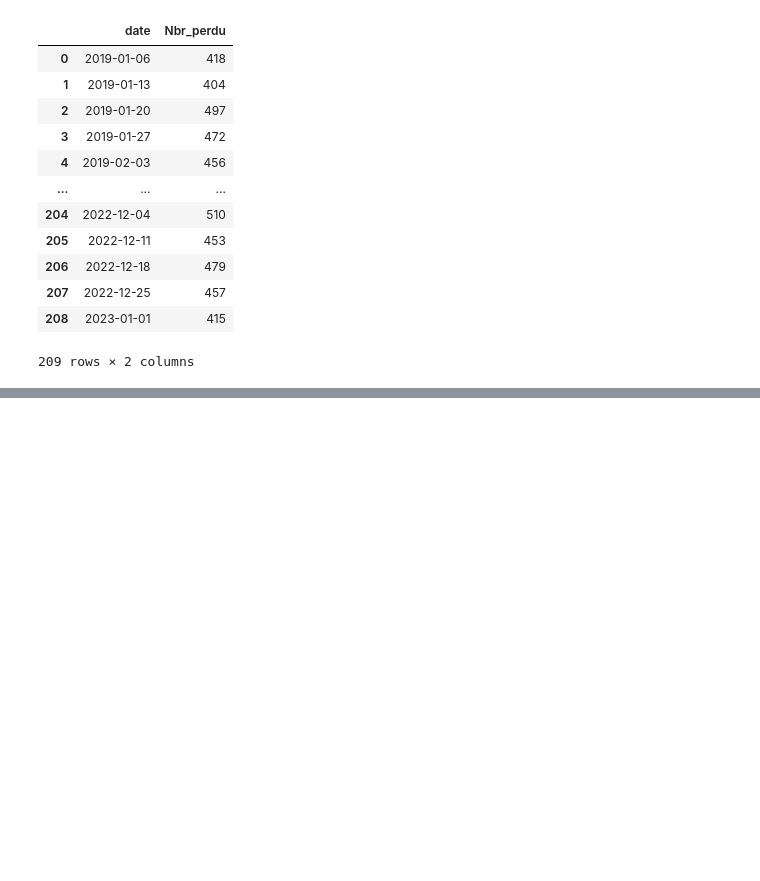
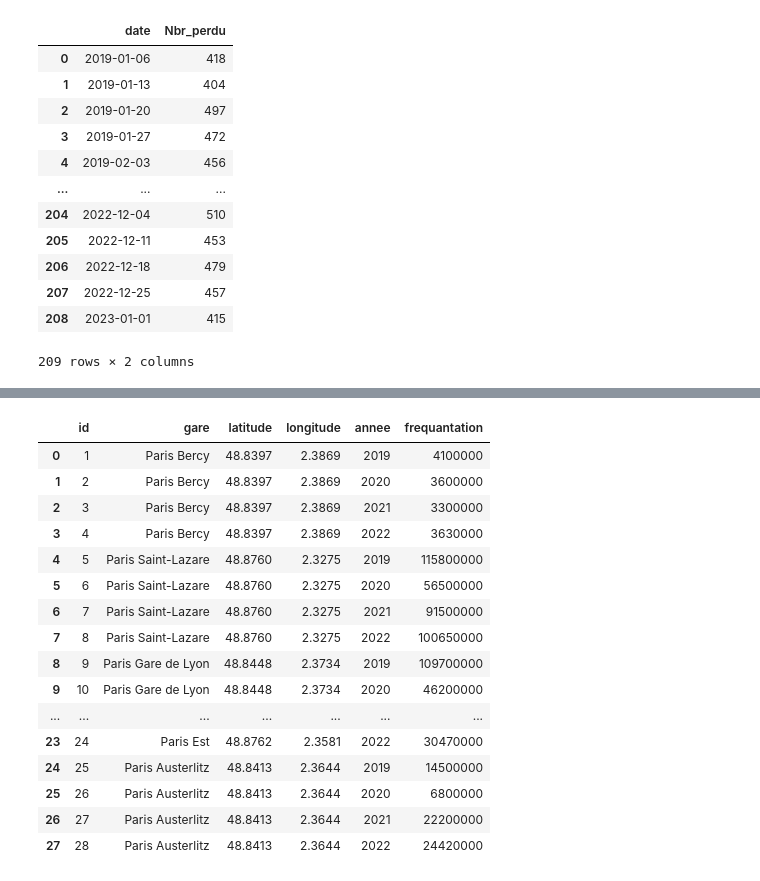
Before and after one commit to RolaMmss/Lost-in-translation, a Jupyter notebook: nb_obj_perdu_graph.ipynb, the cells around one changed output, grey strips where cells are left out. Drawn from its saved outputs; the diff is of its cells as text; code cells hidden in the pictures; blank space fills up the shorter version.

```diff
--- a/nb_obj_perdu_graph.ipynb
+++ b/nb_obj_perdu_graph.ipynb
@@ -42,0 +401,30 @@ weekly_sum
+# %%
+# Connexion à la base de données SQLite
+connexion = sqlite3.connect("db_objets_trouves.db")
+
+# Lecture de la table 'gares' et stockage dans un dataframe Pandas
+df_gares = pd.read_sql_query("SELECT * from gares", connexion)
+
+# Fermeture de la connexion à la base de données
+connexion.close()
+
+# Affichage du contenu du dataframe
+df_gares
+# %% [output]
+|  | id | gare | latitude | longitude | annee | frequantation |
+| 0 | 1 | Paris Bercy | 48.8397 | 2.3869 | 2019 | 4100000 |
+| 1 | 2 | Paris Bercy | 48.8397 | 2.3869 | 2020 | 3600000 |
+| 2 | 3 | Paris Bercy | 48.8397 | 2.3869 | 2021 | 3300000 |
+| 3 | 4 | Paris Bercy | 48.8397 | 2.3869 | 2022 | 3630000 |
+| 4 | 5 | Paris Saint-Lazare | 48.8760 | 2.3275 | 2019 | 115800000 |
+| 5 | 6 | Paris Saint-Lazare | 48.8760 | 2.3275 | 2020 | 56500000 |
+| 6 | 7 | Paris Saint-Lazare | 48.8760 | 2.3275 | 2021 | 91500000 |
+| 7 | 8 | Paris Saint-Lazare | 48.8760 | 2.3275 | 2022 | 100650000 |
+| 8 | 9 | Paris Gare de Lyon | 48.8448 | 2.3734 | 2019 | 109700000 |
+| 9 | 10 | Paris Gare de Lyon | 48.8448 | 2.3734 | 2020 | 46200000 |
+| ... | ... | ... | ... | ... | ... | ... |
+| 23 | 24 | Paris Est | 48.8762 | 2.3581 | 2022 | 30470000 |
+| 24 | 25 | Paris Austerlitz | 48.8413 | 2.3644 | 2019 | 14500000 |
+| 25 | 26 | Paris Austerlitz | 48.8413 | 2.3644 | 2020 | 6800000 |
+| 26 | 27 | Paris Austerlitz | 48.8413 | 2.3644 | 2021 | 22200000 |
+| 27 | 28 | Paris Austerlitz | 48.8413 | 2.3644 | 2022 | 24420000 |
```
Also changed, not shown: parts of 18 cells of this notebook, 8 other files.
